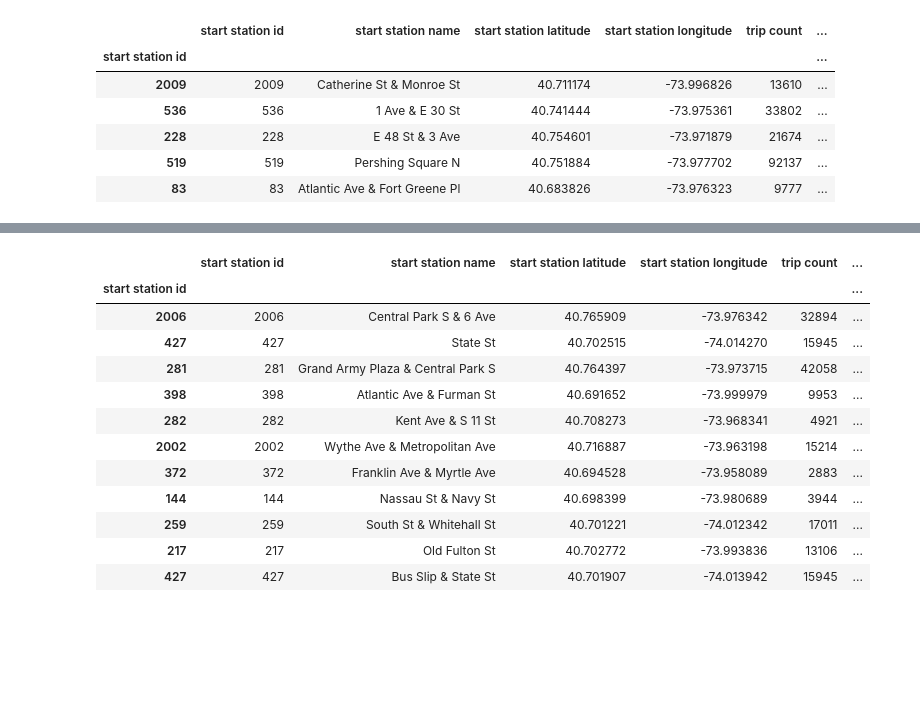
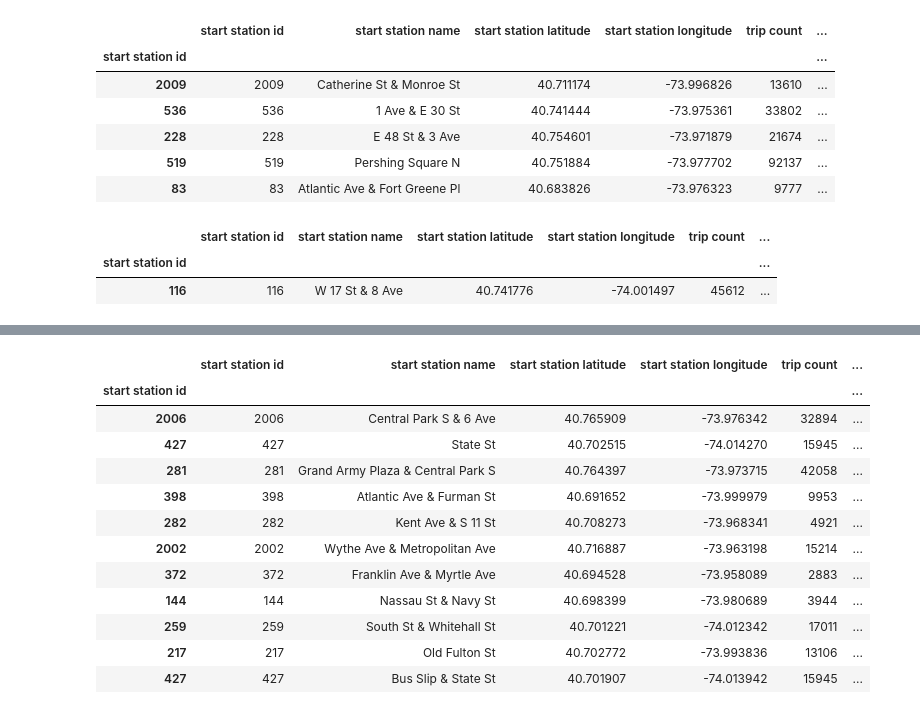
Before and after one commit to luisvalesilva/exploring_citibike, a Jupyter notebook: exploring_citibike.ipynb, the cells around one changed output, grey strips where cells are left out. Drawn from its saved outputs; the diff is of its cells as text; code cells hidden in the pictures; blank space fills up the shorter version.

```diff
--- a/exploring_citibike.ipynb
+++ b/exploring_citibike.ipynb
@@ -368,3 +367,9 @@ start_station.head()
 | 228 | 228 | E 48 St & 3 Ave | 40.754601 | -73.971879 | 21674 | ... |
 | 519 | 519 | Pershing Square N | 40.751884 | -73.977702 | 92137 | ... |
 | 83 | 83 | Atlantic Ave & Fort Greene Pl | 40.683826 | -73.976323 | 9777 | ... |
+# %%
+start_station[start_station['start station id'] == 116]
+# %% [output]
+|  | start station id | start station name | start station latitude | start station longitude | trip count | ... |
+| start station id |  |  |  |  |  | ... |
+| 116 | 116 | W 17 St & 8 Ave | 40.741776 | -74.001497 | 45612 | ... |
```
Also changed, not shown: parts of 6 cells of this notebook, 1 other file.
